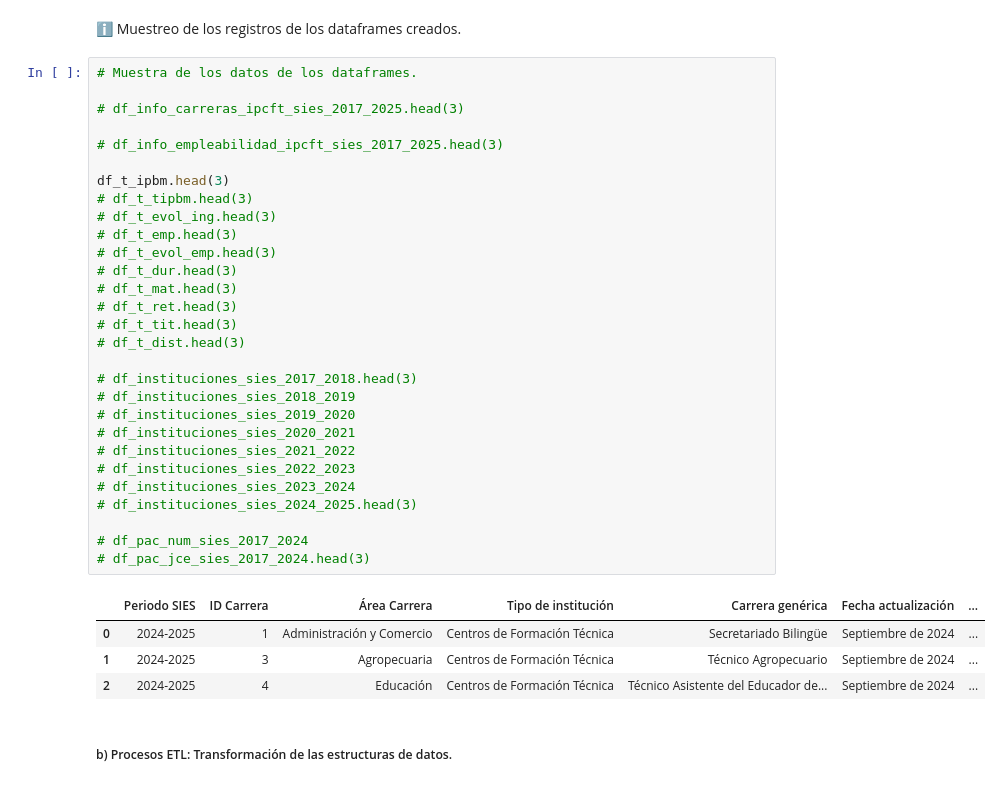
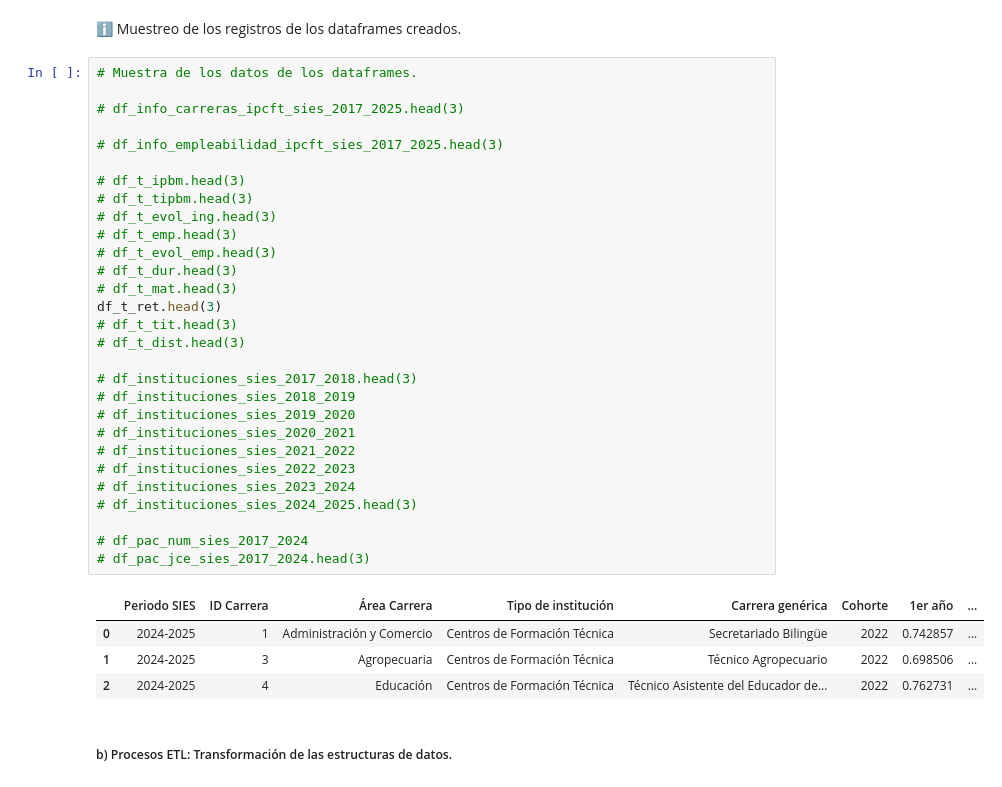
Before and after one commit to alexcatalancarrasco/tfm-mds-2024, a Jupyter notebook: TFM - MDS 2025 - Alex Catalán.ipynb, the cells around one changed output. Drawn from its saved outputs; the diff is of its cells as text.

```diff
--- a/TFM - MDS 2025 - Alex Catalán.ipynb
+++ b/TFM - MDS 2025 - Alex Catalán.ipynb
@@ -299,37 +312,37 @@ E: Dataframes de Información del Personal Académico CFT e IP del 2017 al 2024.
 # %%
 # Muestra de los datos de los dataframes.
 
 # df_info_carreras_ipcft_sies_2017_2025.head(3)
 
 # df_info_empleabilidad_ipcft_sies_2017_2025.head(3)
 
-df_t_ipbm.head(3)
+# df_t_ipbm.head(3)
 # df_t_tipbm.head(3)
 # df_t_evol_ing.head(3)
 # df_t_emp.head(3)
 # df_t_evol_emp.head(3)
 # df_t_dur.head(3)
 # df_t_mat.head(3)
-# df_t_ret.head(3)
+df_t_ret.head(3)
 # df_t_tit.head(3)
 # df_t_dist.head(3)
 
 # df_instituciones_sies_2017_2018.head(3)
 # df_instituciones_sies_2018_2019
 # df_instituciones_sies_2019_2020
 # df_instituciones_sies_2020_2021
 # df_instituciones_sies_2021_2022
 # df_instituciones_sies_2022_2023
 # df_instituciones_sies_2023_2024
 # df_instituciones_sies_2024_2025.head(3)
 
 # df_pac_num_sies_2017_2024
 # df_pac_jce_sies_2017_2024.head(3)
 # %% [output]
-|  | Periodo SIES | ID Carrera | Área Carrera | Tipo de institución | Carrera genérica | Fecha actualización | ... |
-| 0 | 2024-2025 | 1 | Administración y Comercio | Centros de Formación Técnica | Secretariado Bilingüe | Septiembre de 2024 | ... |
-| 1 | 2024-2025 | 3 | Agropecuaria | Centros de Formación Técnica | Técnico Agropecuario | Septiembre de 2024 | ... |
-| 2 | 2024-2025 | 4 | Educación | Centros de Formación Técnica | Técnico Asistente del Educador de... | Septiembre de 2024 | ... |
+|  | Periodo SIES | ID Carrera | Área Carrera | Tipo de institución | Carrera genérica | Cohorte | 1er año | ... |
+| 0 | 2024-2025 | 1 | Administración y Comercio | Centros de Formación Técnica | Secretariado Bilingüe | 2022 | 0.742857 | ... |
+| 1 | 2024-2025 | 3 | Agropecuaria | Centros de Formación Técnica | Técnico Agropecuario | 2022 | 0.698506 | ... |
+| 2 | 2024-2025 | 4 | Educación | Centros de Formación Técnica | Técnico Asistente del Educador de... | 2022 | 0.762731 | ... |
 # %% [markdown]
 ###### <h5>b) Procesos ETL: Transformación de las estructuras de datos.</h5>
 # %% [markdown]
```
Also changed, not shown: parts of 62 cells of this notebook, 25 other files.
